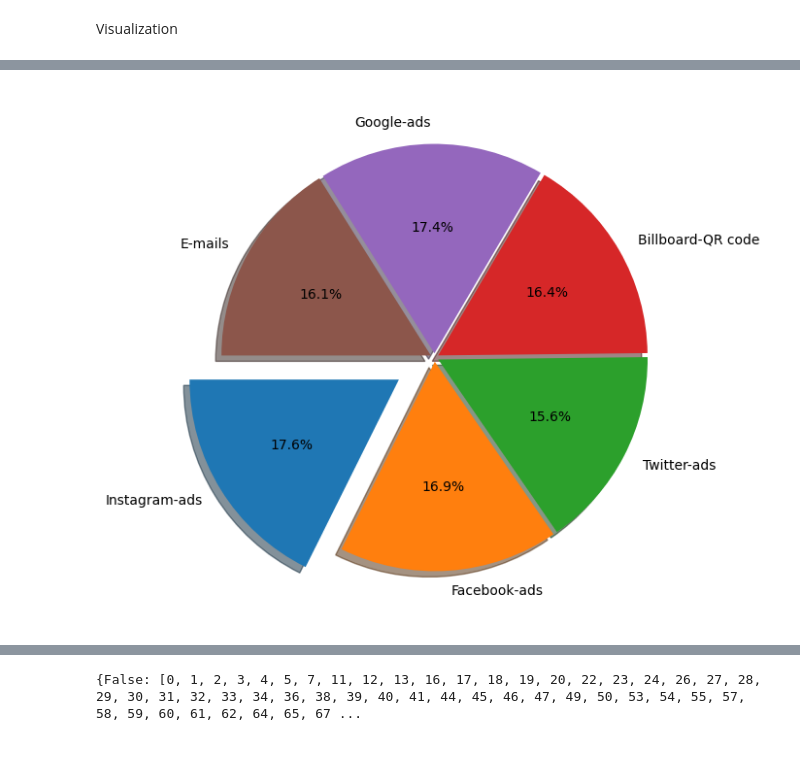
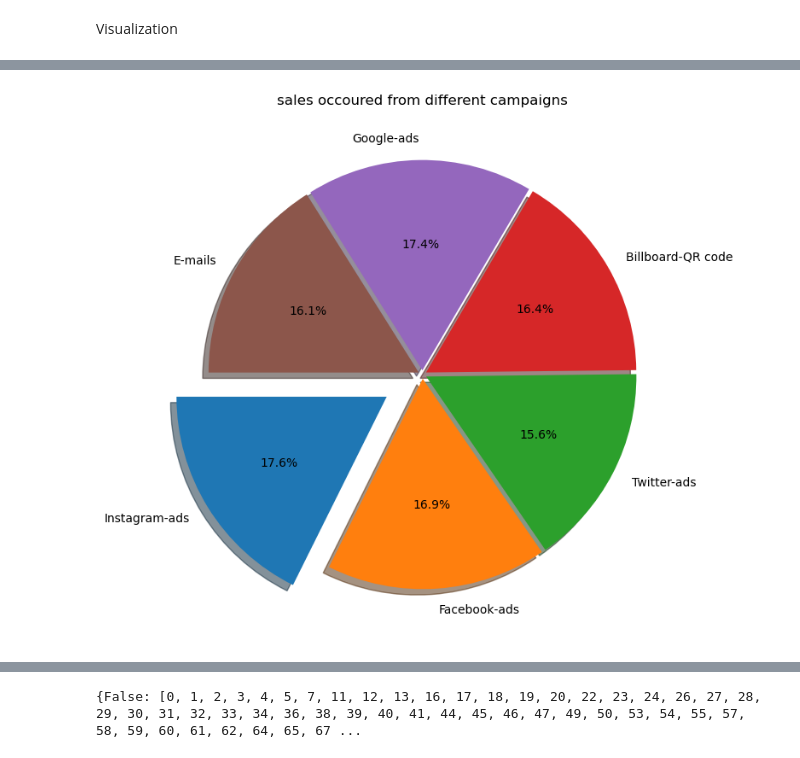
Before and after one commit to Aswanthlal/E-Commerce-data-analysis, a Jupyter notebook: ecommerce_project_data_analysis.ipynb, the cells around one changed output, grey strips where cells are left out. Saved outputs shown, nothing was run; the diff lists cells and outputs as text; code cells hidden in the pictures.

```diff
--- a/ecommerce_project_data_analysis.ipynb
+++ b/ecommerce_project_data_analysis.ipynb
@@ -377,19 +706,20 @@ df.head()
 # %%
 #pie plot to understand the sales occoured from different campaigns
 
 data=df.groupby('CampaignSchema_num').groups
 data
 # Calculate the sizes of each group
 sizes = [len(data[key]) for key in data]
 labels = ['Instagram-ads','Facebook-ads','Twitter-ads','Billboard-QR code','Google-ads','E-mails']
 expl=[0.2,0.02,0.02,0.02,0.02,0.02]
 
 # Plotting the pie chart
-plt.figure(figsize=(10, 7))
+plt.figure(figsize=(10, 8))
 plt.pie(sizes,labels=labels, autopct='%1.1f%%',explode=expl, startangle=180,shadow=True)
+plt.title('sales occoured from different campaigns')
 plt.show()
 # %% [output]
-[figure, old version]
+[figure, new version]
 # %%
 #pie plot to visualize the diff payment methods used
 
```
Also changed, not shown: parts of 52 cells of this notebook.
